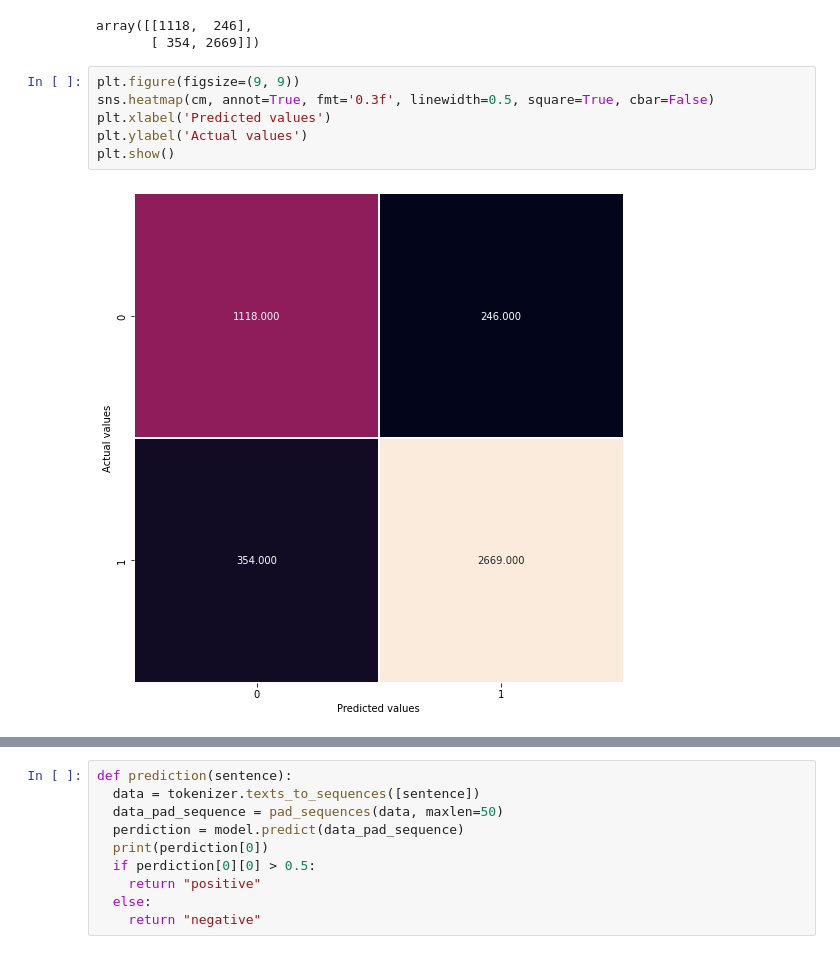
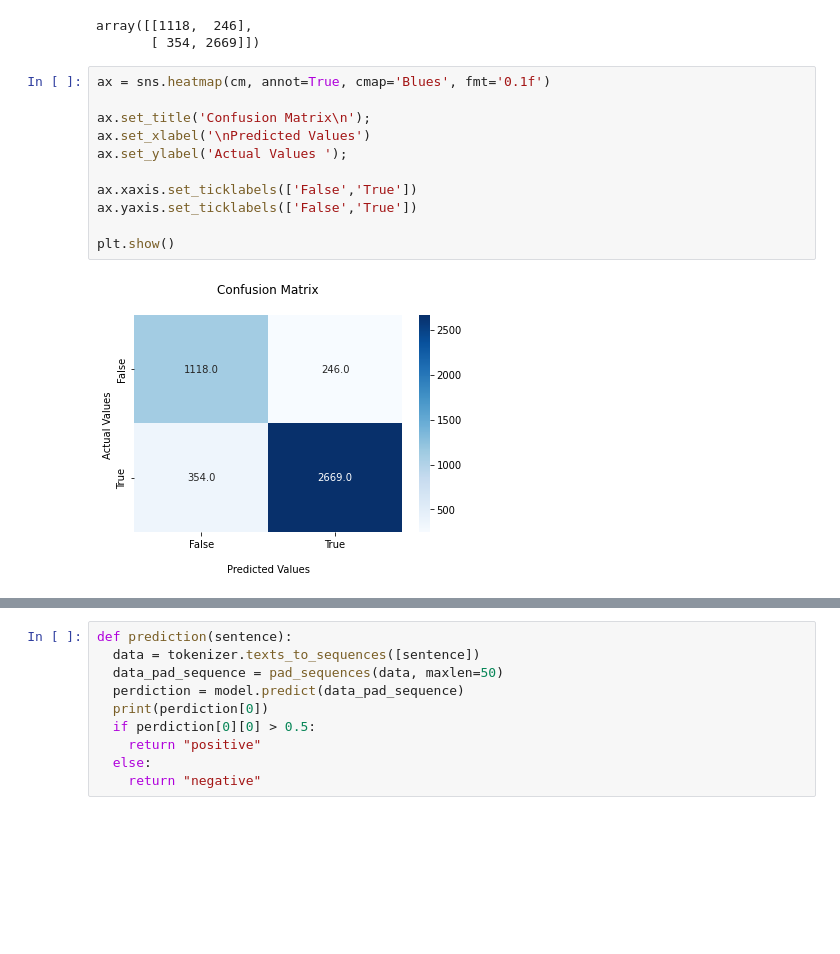
Before and after one commit to danfarh/amazon-sentiment-analysis, a Jupyter notebook: algorithms/sentiment_analysis_algorithms.ipynb, the cells around one changed output, grey strips where cells are left out. Saved outputs shown, nothing was run; the diff lists cells and outputs as text; blank space fills up the shorter version.

Commit message:
fix: add confusion matrix

```diff
--- a/algorithms/sentiment_analysis_algorithms.ipynb
+++ b/algorithms/sentiment_analysis_algorithms.ipynb
@@ -510,11 +510,16 @@ cm
 # %% [output]
 array([[1118,  246],
        [ 354, 2669]])
-# %%
-plt.figure(figsize=(9, 9))
-sns.heatmap(cm, annot=True, fmt='0.3f', linewidth=0.5, square=True, cbar=False)
-plt.xlabel('Predicted values')
-plt.ylabel('Actual values')
-plt.show()
-# %% [output]
-[figure, removed]
+# %%
+ax = sns.heatmap(cm, annot=True, cmap='Blues', fmt='0.1f')
+
+ax.set_title('Confusion Matrix\n');
+ax.set_xlabel('\nPredicted Values')
+ax.set_ylabel('Actual Values ');
+
+ax.xaxis.set_ticklabels(['False','True'])
+ax.yaxis.set_ticklabels(['False','True'])
+
+plt.show()
+# %% [output]
+[figure, added]
```
Also changed, not shown: parts of 1 cell of this notebook.
